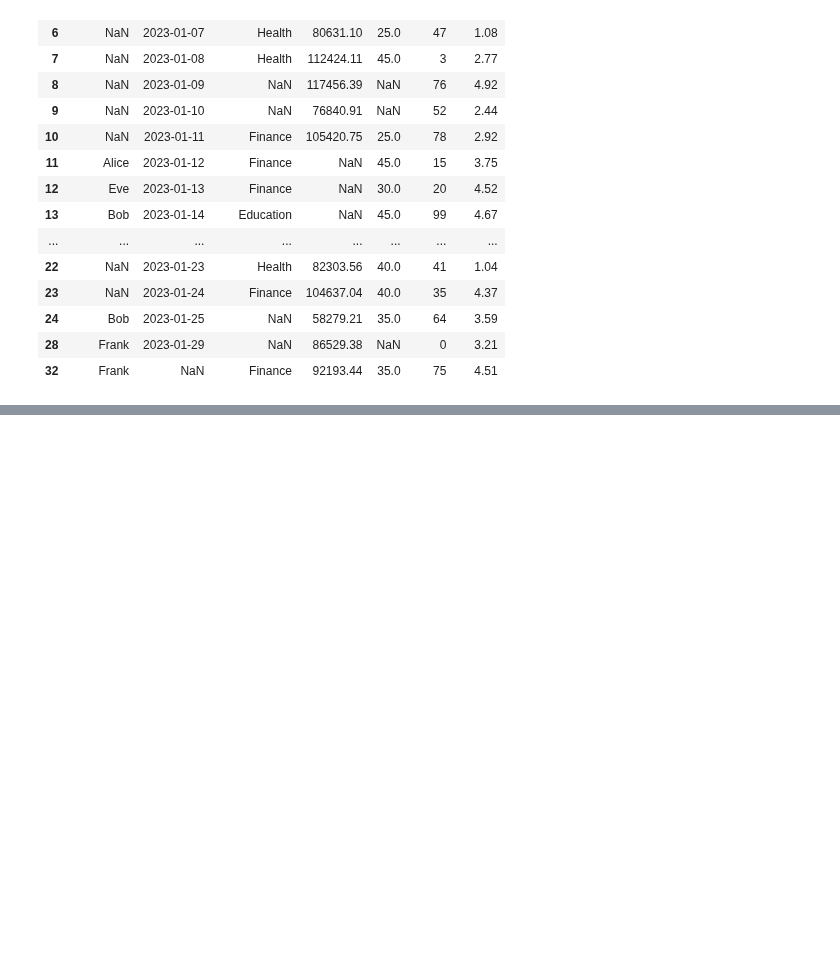
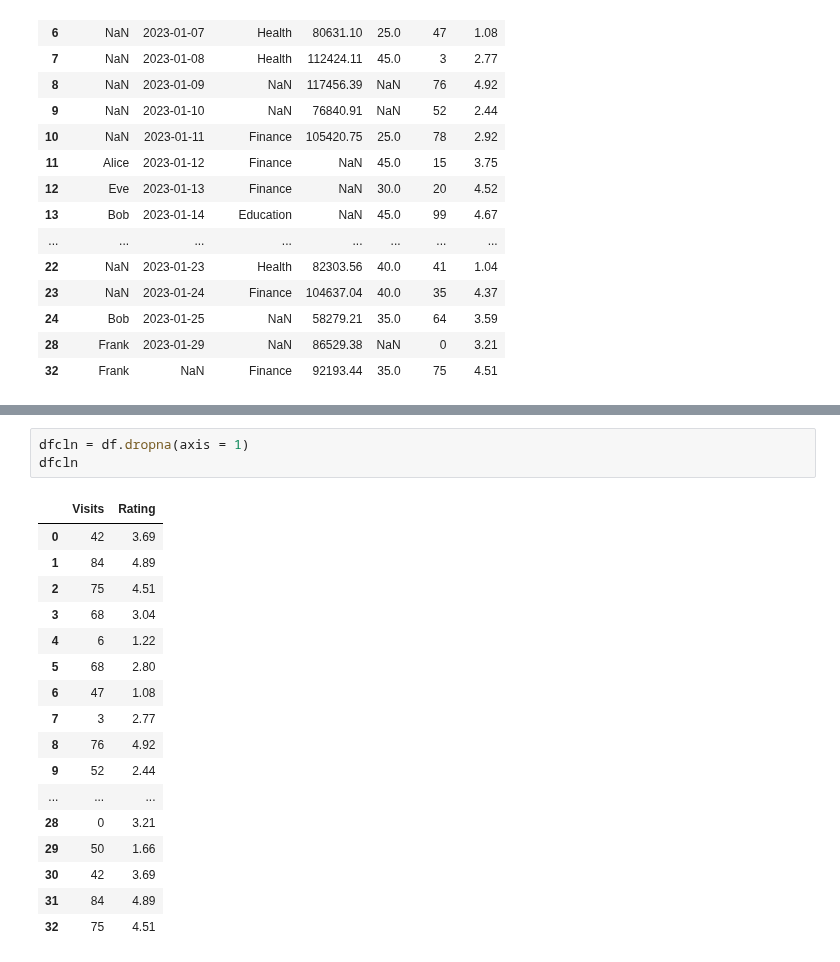
Before and after one commit to nevillemakoyi/Pandas_basic, a Jupyter notebook: notebooks/3 - data cleaning avec pandas - Exercice - élève .ipynb, the cells around one changed output, grey strips where cells are left out. Saved outputs shown, nothing was run; the diff lists cells and outputs as text; blank space fills up the shorter version.

```diff
--- a/notebooks/3 - data cleaning avec pandas - Exercice - élève .ipynb
+++ b/notebooks/3 - data cleaning avec pandas - Exercice - élève .ipynb
@@ -352,0 +374,21 @@ df.columns[df.isna().all()
+# %%
+dfcln = df.dropna(axis = 1)
+dfcln
+# %% [output]
+|  | Visits | Rating |
+| 0 | 42 | 3.69 |
+| 1 | 84 | 4.89 |
+| 2 | 75 | 4.51 |
+| 3 | 68 | 3.04 |
+| 4 | 6 | 1.22 |
+| 5 | 68 | 2.80 |
+| 6 | 47 | 1.08 |
+| 7 | 3 | 2.77 |
+| 8 | 76 | 4.92 |
+| 9 | 52 | 2.44 |
+| ... | ... | ... |
+| 28 | 0 | 3.21 |
+| 29 | 50 | 1.66 |
+| 30 | 42 | 3.69 |
+| 31 | 84 | 4.89 |
+| 32 | 75 | 4.51 |
```
Also changed, not shown: parts of 3 cells of this notebook.
